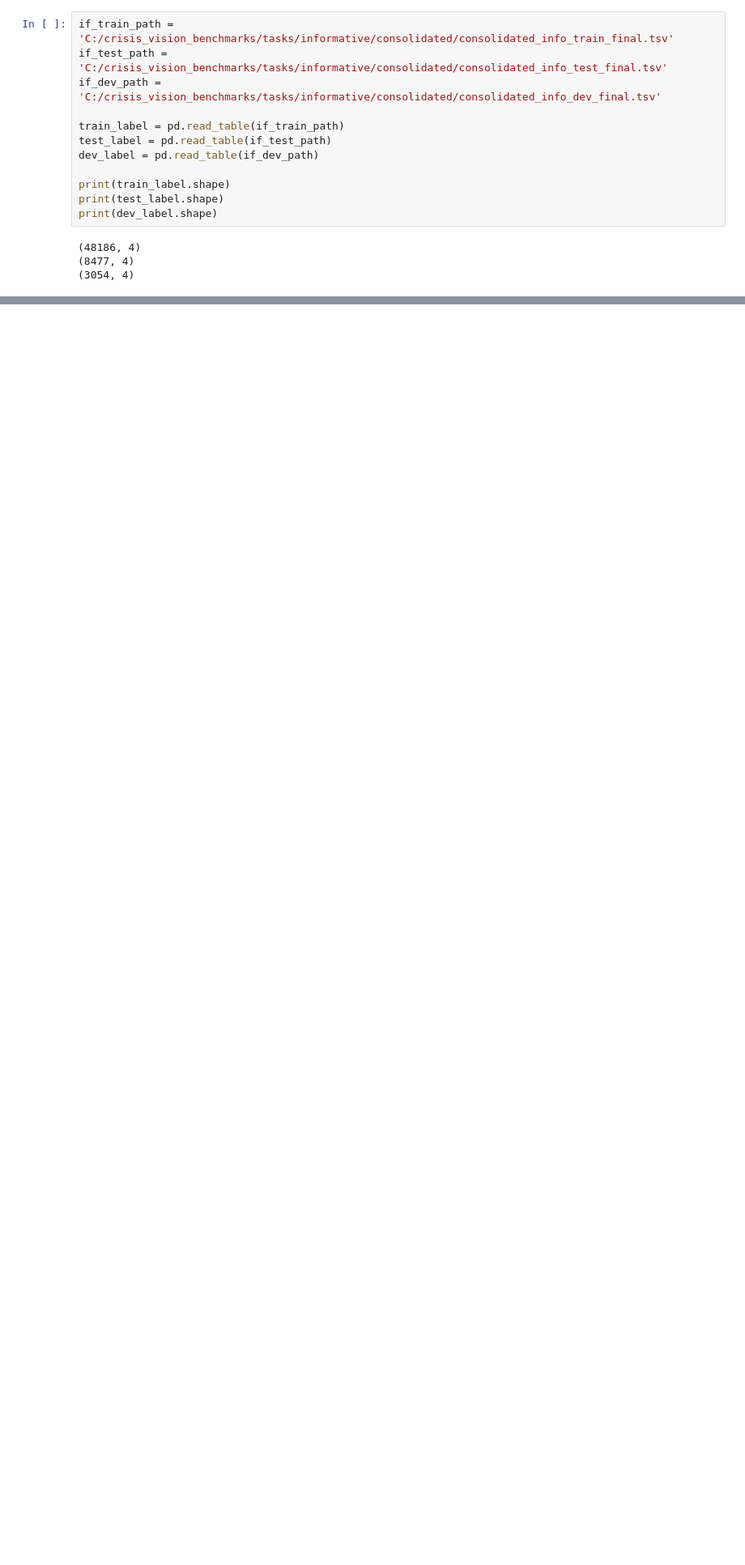
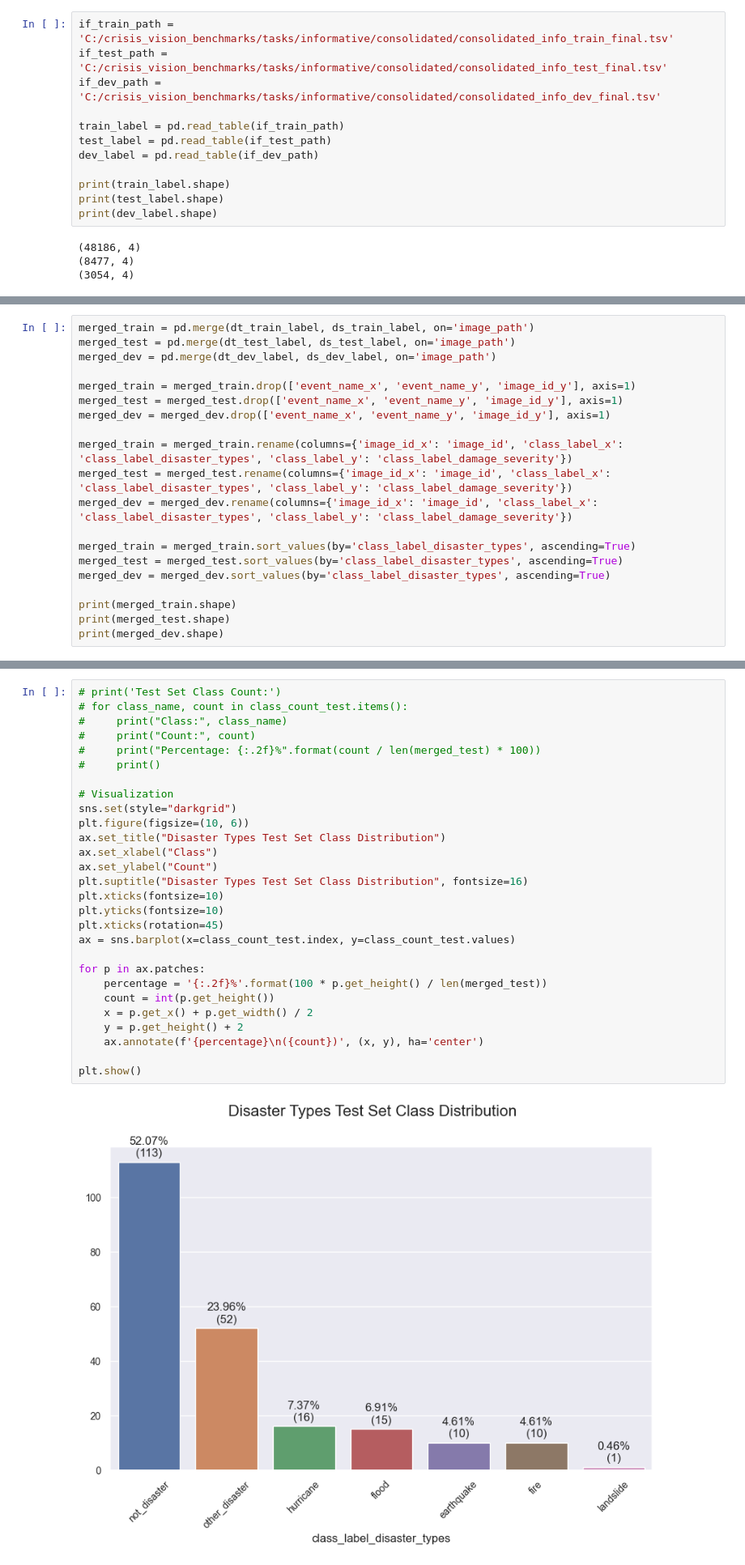
Before and after one commit to lmc6130/Crisis-Vision-Datasets-Reproduce, a Jupyter notebook: EDA.ipynb, the cells around one changed output, grey strips where cells are left out. Shown at 81% size. Cells and saved outputs as stored; diff of their text form; blank space fills up the shorter version.

```diff
--- a/EDA.ipynb
+++ b/EDA.ipynb
@@ -566,0 +468,20 @@ Percentage: 46.89%
+# %%
+merged_train = pd.merge(dt_train_label, ds_train_label, on='image_path')
+merged_test = pd.merge(dt_test_label, ds_test_label, on='image_path')
+merged_dev = pd.merge(dt_dev_label, ds_dev_label, on='image_path')
+
+merged_train = merged_train.drop(['event_name_x', 'event_name_y', 'image_id_y'], axis=1)
+merged_test = merged_test.drop(['event_name_x', 'event_name_y', 'image_id_y'], axis=1)
+merged_dev = merged_dev.drop(['event_name_x', 'event_name_y', 'image_id_y'], axis=1)
+
+merged_train = merged_train.rename(columns={'image_id_x': 'image_id', 'class_label_x': 'class_label_disaster_types', 'class_label_y': 'class_label_damage_severity'})
+merged_test = merged_test.rename(columns={'image_id_x': 'image_id', 'class_label_x': 'class_label_disaster_types', 'class_label_y': 'class_label_damage_severity'})
+merged_dev = merged_dev.rename(columns={'image_id_x': 'image_id', 'class_label_x': 'class_label_disaster_types', 'class_label_y': 'class_label_damage_severity'})
+
+merged_train = merged_train.sort_values(by='class_label_disaster_types', ascending=True)
+merged_test = merged_test.sort_values(by='class_label_disaster_types', ascending=True)
+merged_dev = merged_dev.sort_values(by='class_label_disaster_types', ascending=True)
+
+print(merged_train.shape)
+print(merged_test.shape)
+print(merged_dev.shape)
@@ -566,0 +532,30 @@ Percentage: 46.89%
+# %%
+# print('Test Set Class Count:')
+# for class_name, count in class_count_test.items():
+#     print("Class:", class_name)
+#     print("Count:", count)
+#     print("Percentage: {:.2f}%".format(count / len(merged_test) * 100))
+#     print()
+
+# Visualization
+sns.set(style="darkgrid")
+plt.figure(figsize=(10, 6))
+ax.set_title("Disaster Types Test Set Class Distribution")
+ax.set_xlabel("Class")
+ax.set_ylabel("Count")
+plt.suptitle("Disaster Types Test Set Class Distribution", fontsize=16)
+plt.xticks(fontsize=10)
+plt.yticks(fontsize=10)
+plt.xticks(rotation=45)
+ax = sns.barplot(x=class_count_test.index, y=class_count_test.values)
+
+for p in ax.patches:
+    percentage = '{:.2f}%'.format(100 * p.get_height() / len(merged_test))
+    count = int(p.get_height())
+    x = p.get_x() + p.get_width() / 2
+    y = p.get_height() + 2
+    ax.annotate(f'{percentage}\n({count})', (x, y), ha='center')
+
+plt.show()
+# %% [output]
+[figure, added]
```
Also changed, not shown: parts of 163 cells of this notebook.
